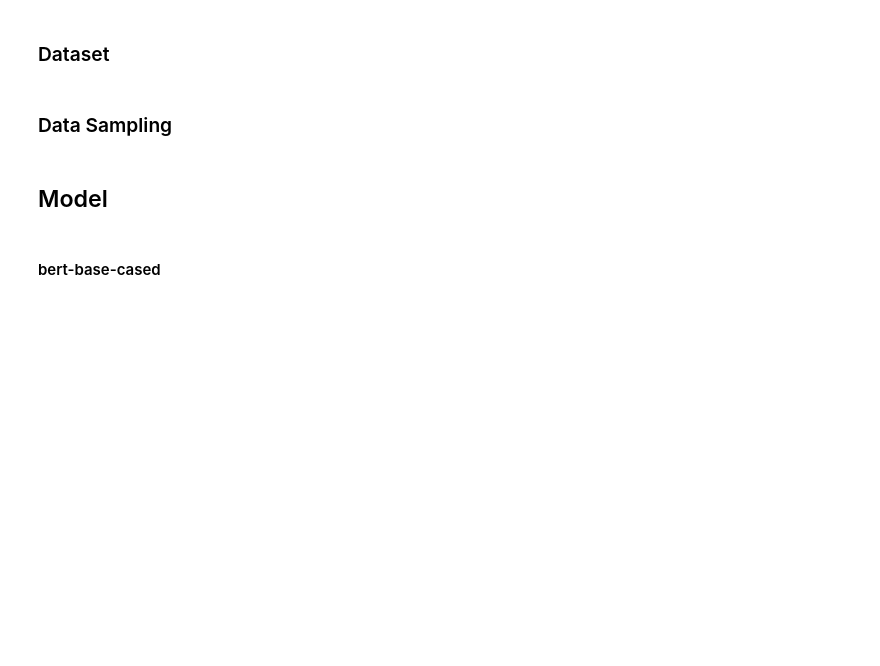
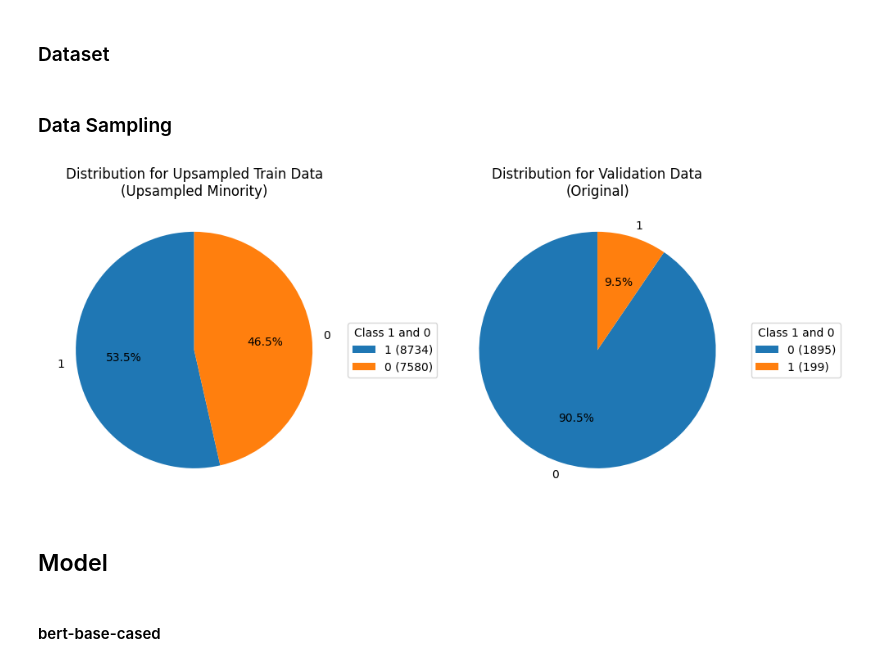
Before and after one commit to avzh1/nlp_bert_classifier, a Jupyter notebook: src/binary-classification.ipynb, the cells around one changed output. Cells and saved outputs as stored; diff of their text form; code cells hidden in the pictures; blank space fills up the shorter version.

```diff
--- a/src/binary-classification.ipynb
+++ b/src/binary-classification.ipynb
@@ -300,12 +298,16 @@ class PCLDataset(Dataset):
 # %%
 # Upsample the minority class
 
 X_train, X_val, y_train, y_val = generate_data_splits(train_data)
 
 sampled_train_data = pd.merge(X_train, y_train, left_index=True, right_index=True)
 sampled_val_data = pd.merge(X_val, y_val, left_index=True, right_index=True)
 
-sampled_train_data = generate_eda(sampled_train_data)
+sampled_train_data = generate_eda(sampled_train_data, num_aug=10)
+
+pie_data_distributions([sampled_train_data['label'], sampled_val_data['label']], ['Upsampled Train Data\n(Upsampled Minority)', 'Validation Data\n(Original)'])
+# %% [output]
+[figure, added]
 # %% [markdown]
 ## Model
 # %% [markdown]
```
Also changed, not shown: parts of 10 cells of this notebook.
